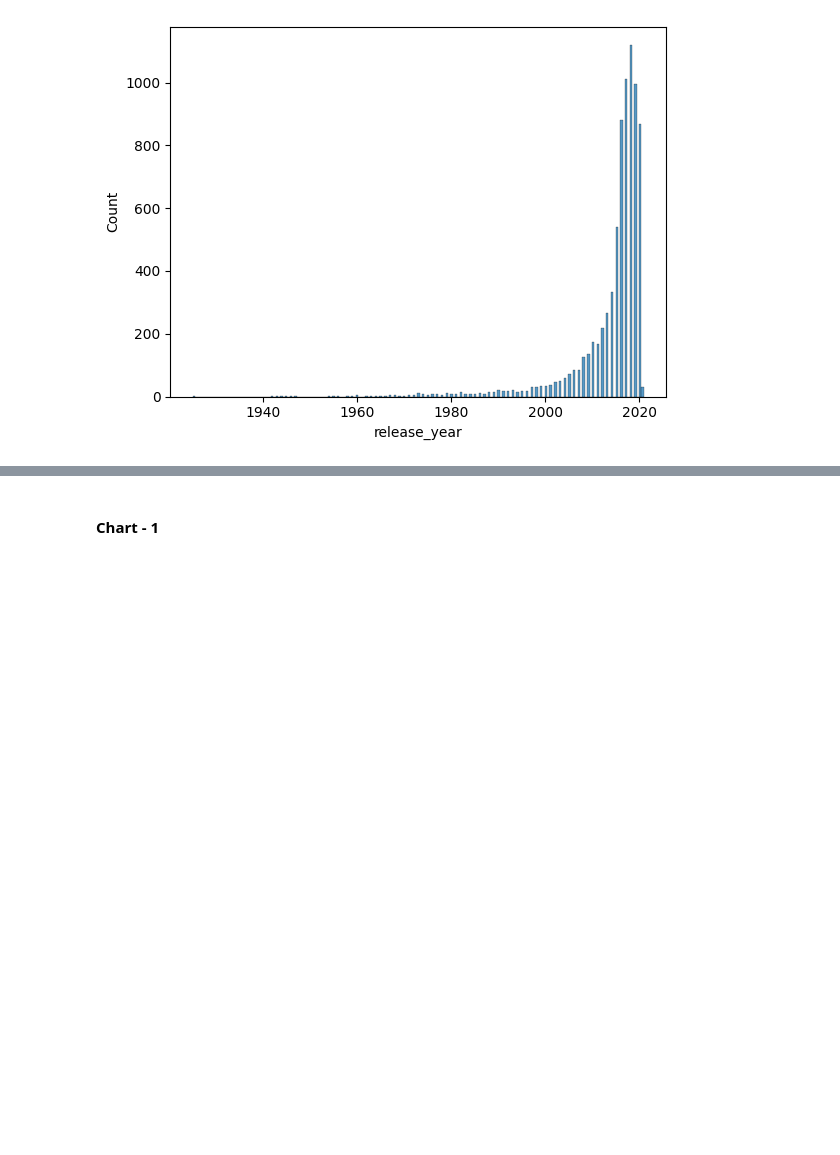
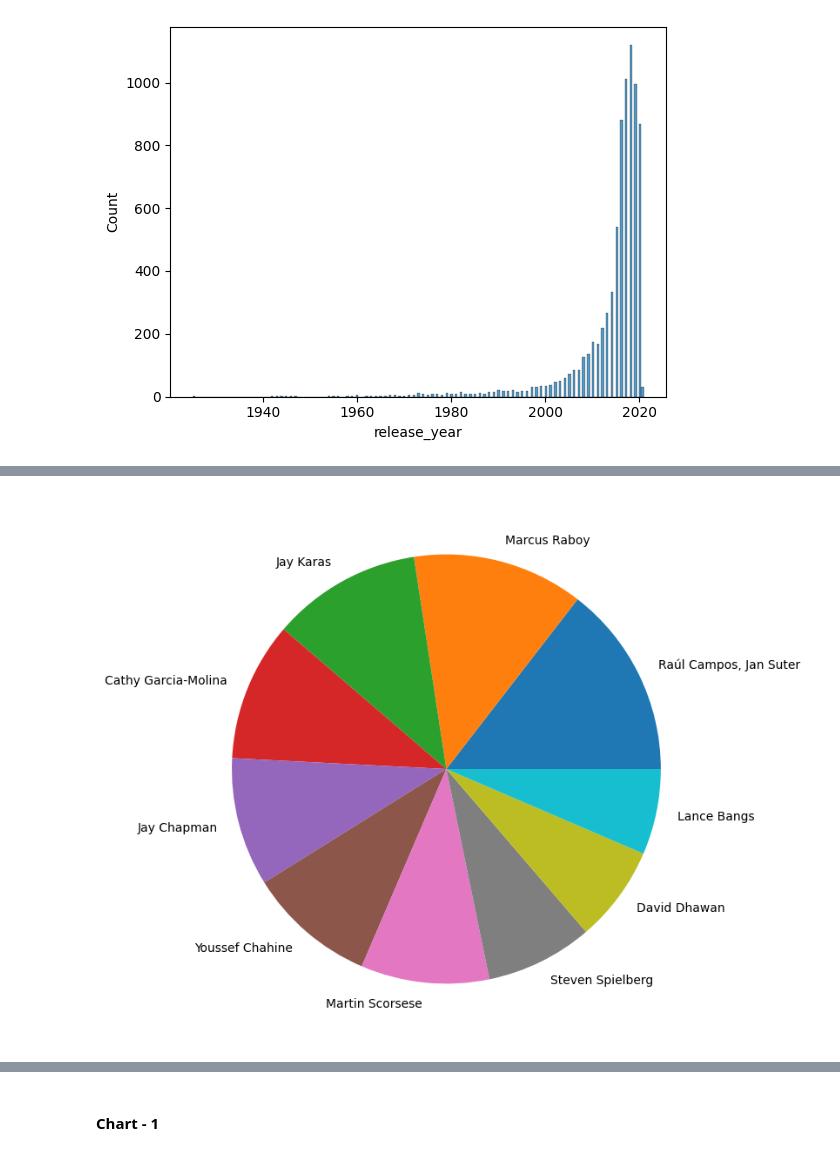
Before and after one commit to 007tickooayush/ML-Unsupervised-Netflix-Clustering-Recommendation-Project, a Jupyter notebook: Ayush_Tickoo_ML_Capstone_Unsupervised_Project.ipynb, the cells around one changed output, grey strips where cells are left out. Cells and saved outputs as stored; diff of their text form; code cells hidden in the pictures; blank space fills up the shorter version.

```diff
--- a/Ayush_Tickoo_ML_Capstone_Unsupervised_Project.ipynb
+++ b/Ayush_Tickoo_ML_Capstone_Unsupervised_Project.ipynb
@@ -450,0 +519,4 @@ plt.show()
+# %%
+directors = df['director'].value_counts()[1:11]
+# %%
+directors = pd.DataFrame(list(zip(directors.keys().tolist(),directors.values.tolist())), columns = ['directors','count'])
@@ -450,0 +537,7 @@ plt.show()
+# %%
+fig = plt.figure(figsize = (10,8))
+
+plt.pie(directors['count'], labels= directors['directors'])
+plt.show()
+# %% [output]
+[figure, added]
```
Also changed, not shown: parts of 33 cells of this notebook.
